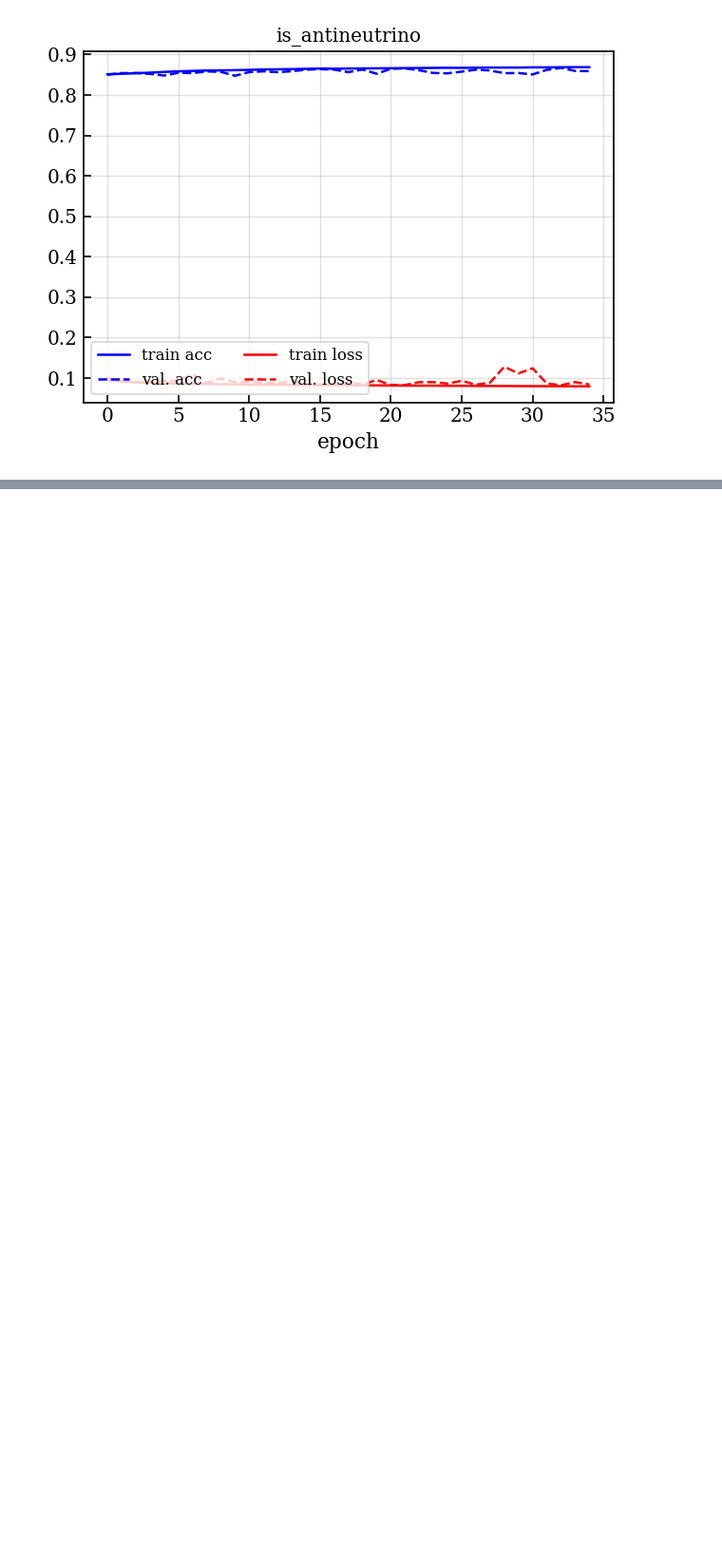
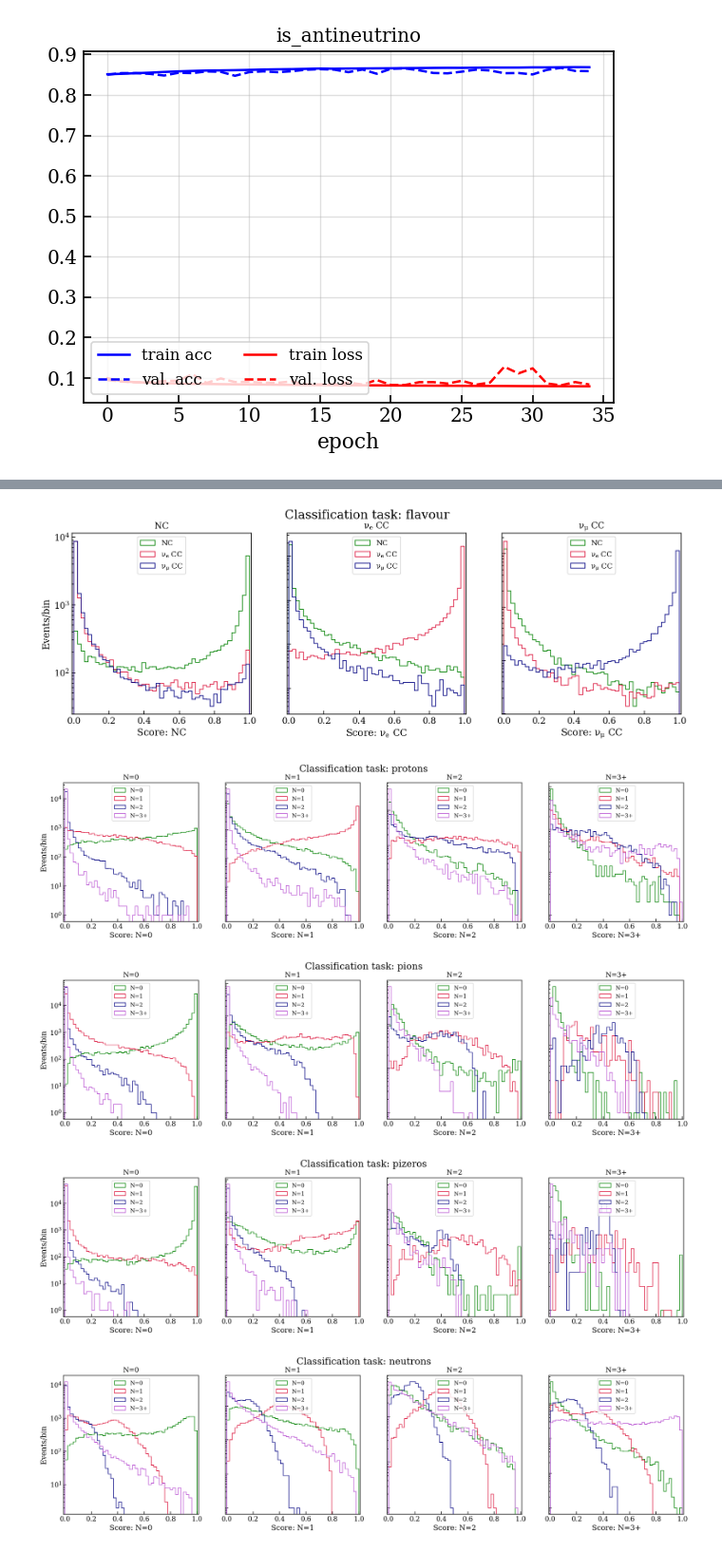
Before and after one commit to nuRiceLab/Classification-with-ML, a Jupyter notebook: neutrino-classification/training_history.ipynb, the cells around one changed output, grey strips where cells are left out. Shown at 95% size. Drawn from its saved outputs; the diff is of its cells as text; code cells hidden in the pictures; blank space fills up the shorter version.

Commit message:
add saved NN option

```diff
--- a/neutrino-classification/training_history.ipynb
+++ b/neutrino-classification/training_history.ipynb
@@ -53,2 +69,8 @@ tests = pd.read_pickle('CNN/ResNet_20240106_urllist0_1_2_predictions.pkl')
+# %%
+cls_tasks = ['flavour', 'protons', 'pions', 'pizeros', 'neutrons', 'is_antineutrino']
+output_options = [3,4,4,4,4,2]
+colors = [ 'green','crimson', 'navy', 'mediumorchid',]
 # %%
-tests['pred']
+pred = tests['pred']
+true = tests['true'].iloc[:len(pred[0])] # batches cut off preds
+true_meta = test_data.iloc[:len(pred[0])]
@@ -72,0 +77,59 @@ tests['pred']
+# %%
+labels_flavour = ['NC', '$\\nu_e$ CC', '$\\nu_{\\mu}$ CC']
+labels_n_particles = ['N=0', 'N=1', 'N=2', 'N=3+']
+labels_is_anti = ['$\\nu$', '$\\bar{\\nu}$']
+
+key_labels = {'flavour': labels_flavour, 'protons': labels_n_particles,
+                 'pions': labels_n_particles,
+                 'pizeros': labels_n_particles,
+                 'neutrons': labels_n_particles,
+                 'is_antineutrino': labels_is_anti}
+# %%
+for cls_task in cls_tasks:
+# cls_task = 'is_antineutrino'
+    num_in_pred = output_options[cls_tasks.index(cls_task)]
+    class_options = np.arange(0, num_in_pred)
+    cls_labels = key_labels[cls_task]
+
+    if num_in_pred >2:
+        fig, axs = plt.subplots(1, len(class_options), figsize=(5*len(class_options),4.5))
+        for cls, ax in zip(class_options, axs.flat):
+            these_preds = pred[cls_tasks.index(cls_task)]
+            for i in class_options:
+                ax.hist(these_preds[true[cls_task]==cls][:,i], bins=np.linspace(0,1,50), histtype='step', label=cls_labels[i], color=colors[i])
+
+            ax.legend(loc='upper center')
+            ax.set(xlabel='Score: %s'%(cls_labels[cls]), ylabel='Events/bin',
+                   title=cls_labels[cls],
+                   xlim=(-0.01, 1.01),
+                   yscale='log',
+                  )
+
+        for ax in axs.flat:
+            ax.label_outer()
+        fig.suptitle('Classification task: %s'%(cls_task))
+        plt.savefig('model_eval_plots/%s/%s_predictions.pdf'%(model_name,cls_task))
+        plt.show()
+
+    else:
+        fig, ax = plt.subplots(1, figsize=(6,4.5))
+        for cls in class_options:
+            these_preds = pred[cls_tasks.index(cls_task)]
+
+            ax.hist(these_preds[true[cls_task]==cls], bins=np.linspace(0,1,50), histtype='step', label=cls_labels[cls], color=colors[cls])
+        ax.legend(loc='upper right')
+        ax.set(xlabel='Score: %s prediction'%(cls_labels[cls]), ylabel='Events/bin',
+               # title="Class,
+               xlim=(-0.01, 1.01),
+               yscale='log',
+              )
+        fig.suptitle('Classification task: %s'%(cls_task))
+        # plt.xlim(0,1)
+        plt.savefig('model_eval_plots/%s/%s_predictions.pdf'%(model_name,cls_task))
+        plt.show()
+# %% [output]
+[figure, added]
+[figure, added]
+[figure, added]
+[figure, added]
+[figure, added]
```
Also changed, not shown: parts of 36 cells of this notebook, 2 other files.
